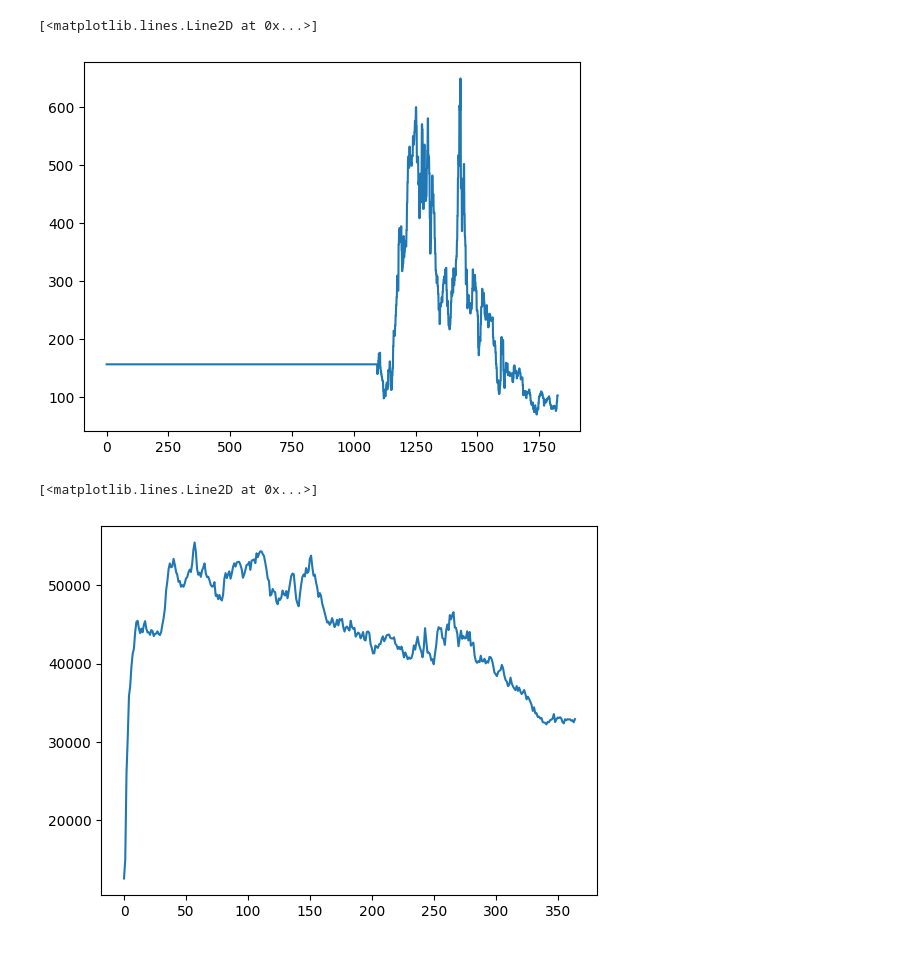
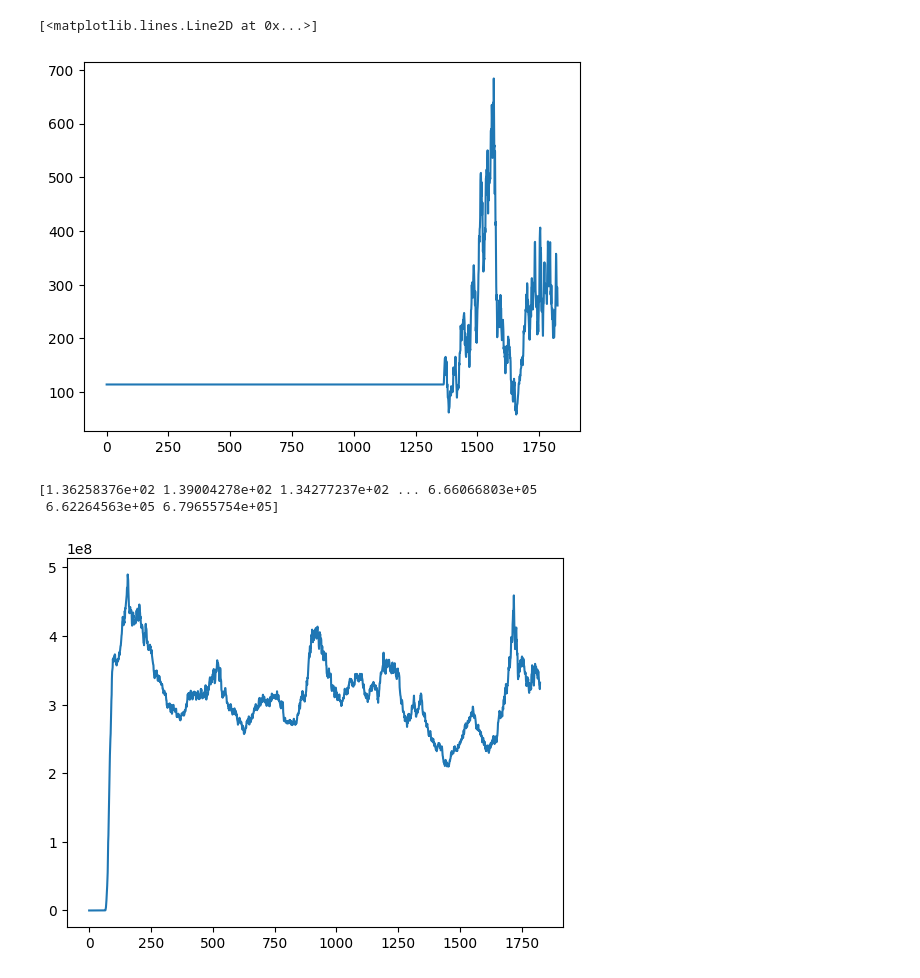
Before and after one commit to jaredpomerantz/stockmarketsim, a Jupyter notebook: examples/run_market.ipynb, the cells around one changed output. Cells and saved outputs as stored; diff of their text form; code cells hidden in the pictures.

```diff
--- a/examples/run_market.ipynb
+++ b/examples/run_market.ipynb
@@ -19,7 +19,7 @@ def generate_stocks(n_stocks: int) -> list[Stock]:
     for _ in range(n_stocks):
         output.append(
             Stock(
-                cash=rng.uniform(-10000, 100000, size=1)[0],
+                cash=rng.uniform(-10000, 30000, size=1)[0],
                 earning_value_of_assets=rng.uniform(10000, 30000, size=1)[0],
                 latest_quarterly_earnings=rng.uniform(10000, 30000, size=1)[0],
                 price_history=np.ones(shape=(1825,)) * rng.uniform(10, 200, size=1)[0],
@@ -57,6 +57,5 @@ def generate_participants(
     return output
 # %%
 N_STOCKS = 100
-N_PARTICIPANTS = 50
 
-market = Market(stocks=generate_stocks(N_STOCKS), interest_rate_apy=0.03)
+market = Market(stocks=generate_stocks(N_STOCKS), interest_rate_apy=0.02)
@@ -75,7 +81,7 @@ market.add_participants(
                 valuation_model_noise_std=0.05,
             ),
         )[0]
-        for _ in range(50)
+        for _ in range(20)
     ]
 )
 
@@ -93,7 +99,7 @@ market.add_participants(
                 valuation_model_noise_std=0.05,
             ),
         )[0]
-        for _ in range(50)
+        for _ in range(20)
     ]
 )
 
@@ -110,7 +116,7 @@ market.add_participants(
                 valuation_model_path=Path("random_forest_regressor.pkl"),
             ),
         )[0]
-        for _ in range(10)
+        for _ in range(5)
     ]
 )
 
@@ -127,7 +133,7 @@ market.add_participants(
                 valuation_model_path=Path("passive_aggressive.pkl"),
             ),
         )[0]
-        for _ in range(10)
+        for _ in range(5)
     ]
 )
 # %%
@@ -157,17 +164,19 @@ Number of sell order stocks: 78
 # %%
-i = 25
+i = 28
 
 plt.plot(market.stocks[i].price_history)
 # %% [output]
 [<matplotlib.lines.Line2D at 0x...>]
-[figure, old version]
+[figure, new version]
 # %%
-i = 7
+i = 19
 
-plt.plot(market.participants[i].total_value[-N_TIMESTEPS:])
+plt.plot(market.participants[i].total_value)
+print(market.participants[i].stock_portfolio.get_stock_holding_list()[-7].stock.price_history)
 # %% [output]
-[<matplotlib.lines.Line2D at 0x...>]
+[1.36258376e+02 1.39004278e+02 1.34277237e+02 ... 6.66066803e+05
+ 6.62264563e+05 6.79655754e+05]
-[figure, old version]
+[figure, new version]
 # %%
 
 for i in range(50):
```
Also changed, not shown: parts of 4 cells of this notebook, 5 other files.
